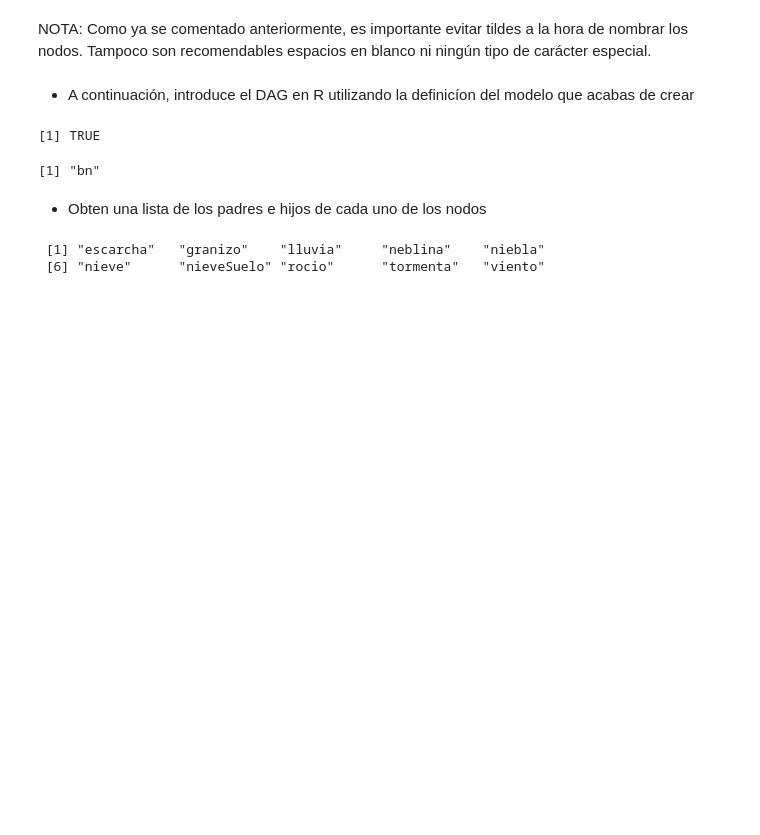
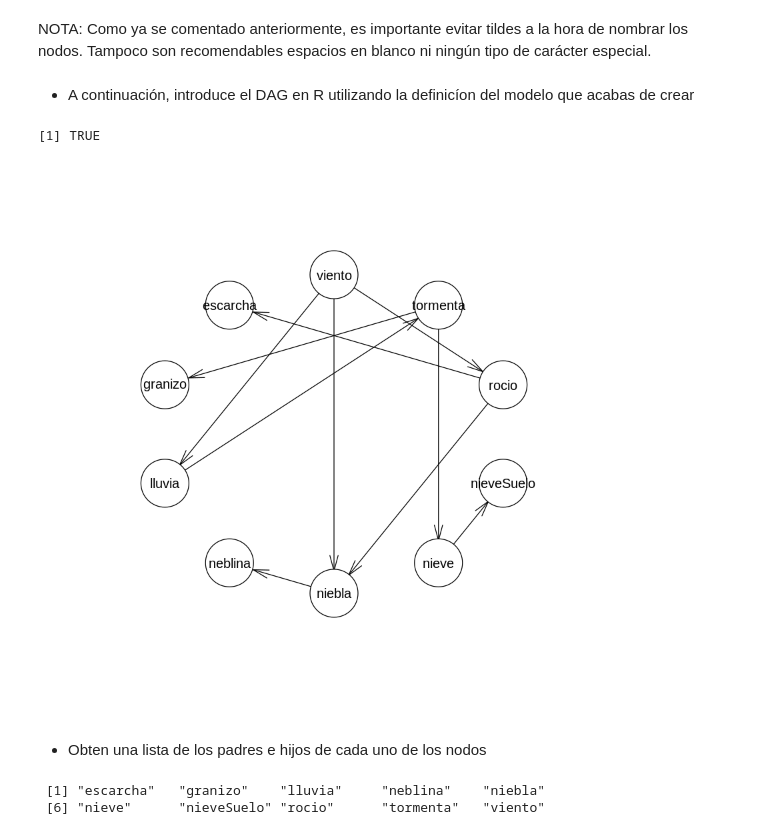
Before and after one commit to yerartdev/m1970-machine-learning-ii, a Jupyter notebook: deliverable/tarea-04/T02_RedesBayesianas.ipynb, the cells around one changed output. Cells and saved outputs as stored; diff of their text form; code cells hidden in the pictures; blank space fills up the shorter version.

```diff
--- a/deliverable/tarea-04/T02_RedesBayesianas.ipynb
+++ b/deliverable/tarea-04/T02_RedesBayesianas.ipynb
@@ -76,9 +46,9 @@ all.equal(target = pdag, current = pdag2)
 # %% [output]
 [1] TRUE
 # %%
-class(pdag)
+plot(pdag)
 # %% [output]
-[1] "bn"
+[figure, added]
 # %% [markdown]
 * Obten una lista de los padres e hijos de cada uno de los nodos
 # %%
```
Also changed, not shown: parts of 34 cells of this notebook.
